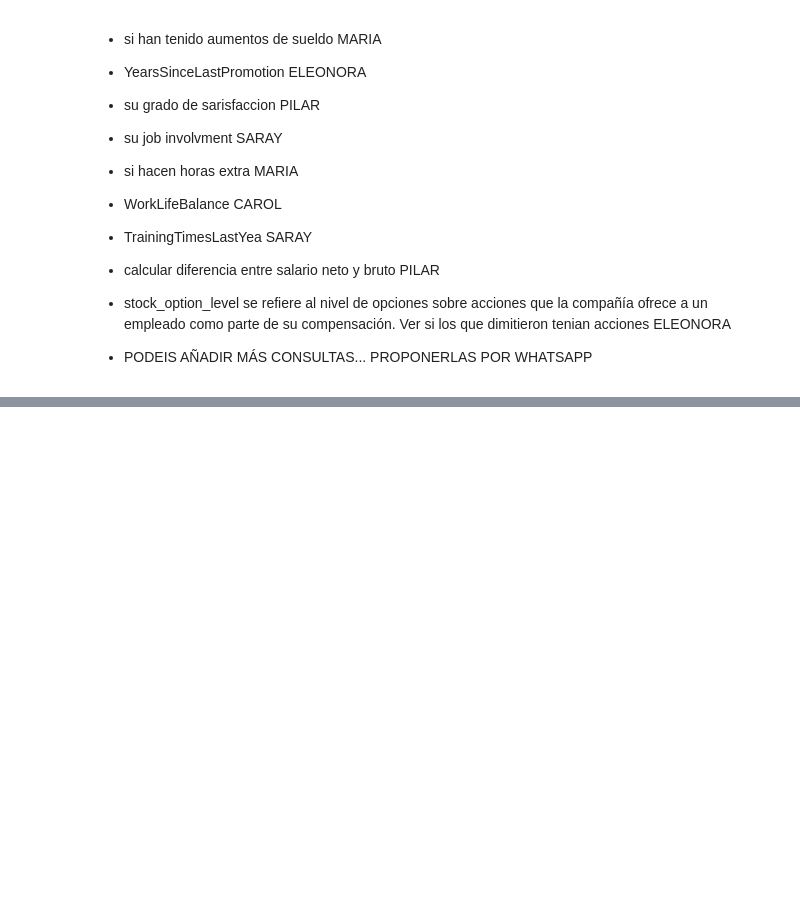
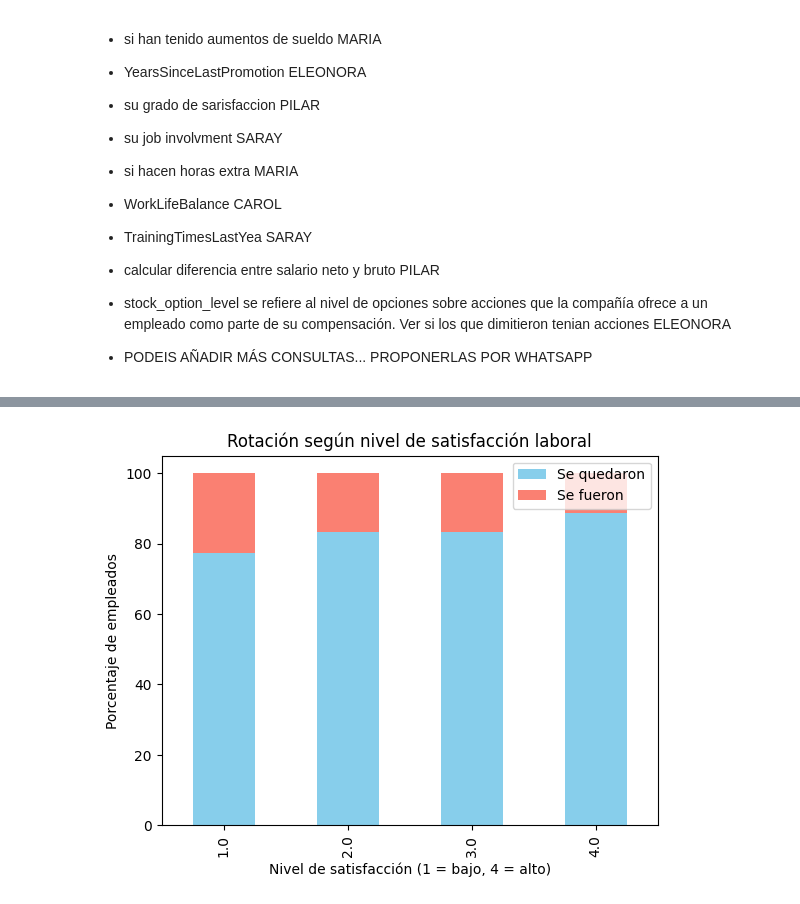
Before and after one commit to Eleonora1989/project-da-promo-63-modulo-3-team-3, a Jupyter notebook: consultas/posibles_consultas.ipynb, the cells around one changed output, grey strips where cells are left out. Saved outputs shown, nothing was run; the diff lists cells and outputs as text; code cells hidden in the pictures; blank space fills up the shorter version.

```diff
--- a/consultas/posibles_consultas.ipynb
+++ b/consultas/posibles_consultas.ipynb
@@ -39,0 +162,20 @@ para ver por que la gente se va se me ocurre que tendriamos que ver
+# %%
+import pandas as pd
+import matplotlib.pyplot as plt
+
+# Crear tabla cruzada
+tabla = pd.crosstab(df['job_satisfaction'], df['attrition'])
+
+# Convertir a porcentaje
+tabla_pct = tabla.div(tabla.sum(axis=1), axis=0) * 100
+
+# Graficar
+tabla_pct.plot(kind='bar', stacked=True, color=['skyblue','salmon'])
+
+plt.title('Rotación según nivel de satisfacción laboral')
+plt.xlabel('Nivel de satisfacción (1 = bajo, 4 = alto)')
+plt.ylabel('Porcentaje de empleados')
+plt.legend(['Se quedaron', 'Se fueron'])
+plt.show()
+# %% [output]
+[figure, added]
```
Also changed, not shown: parts of 23 cells of this notebook.
